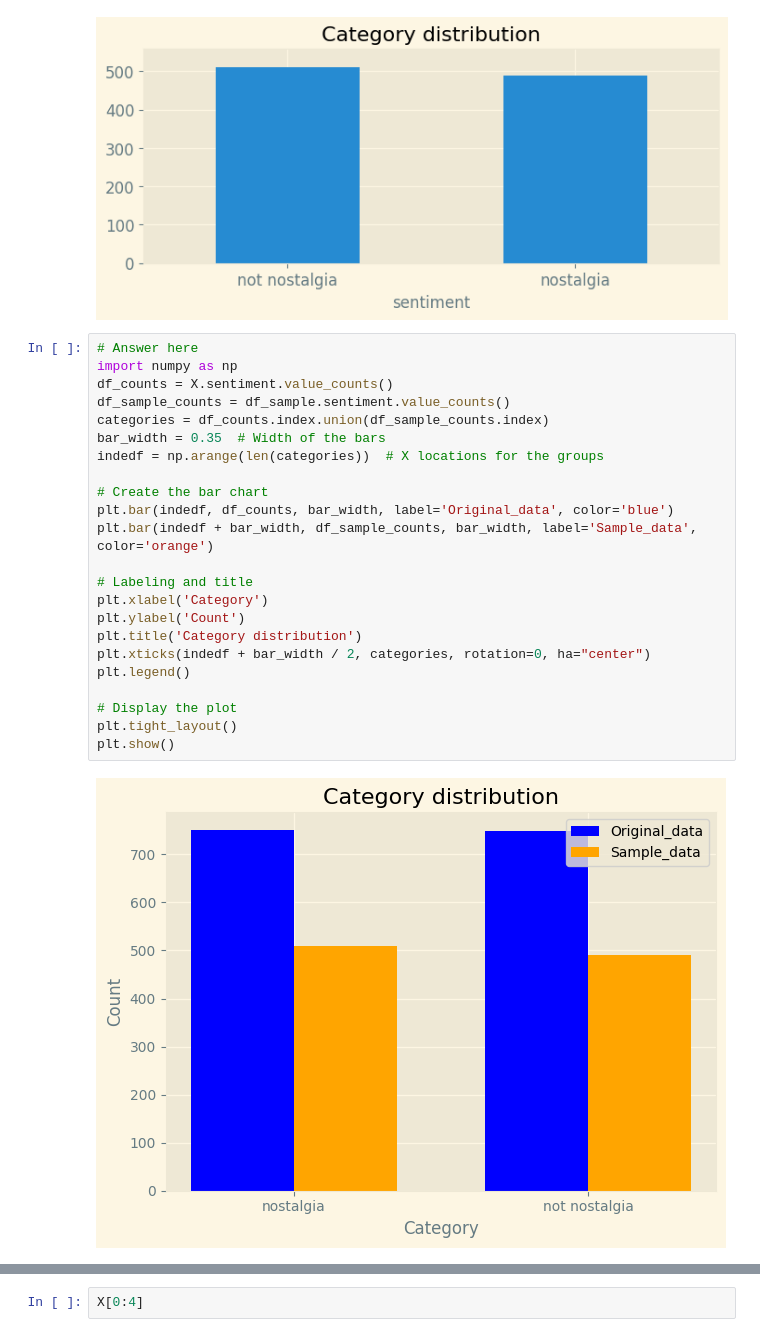
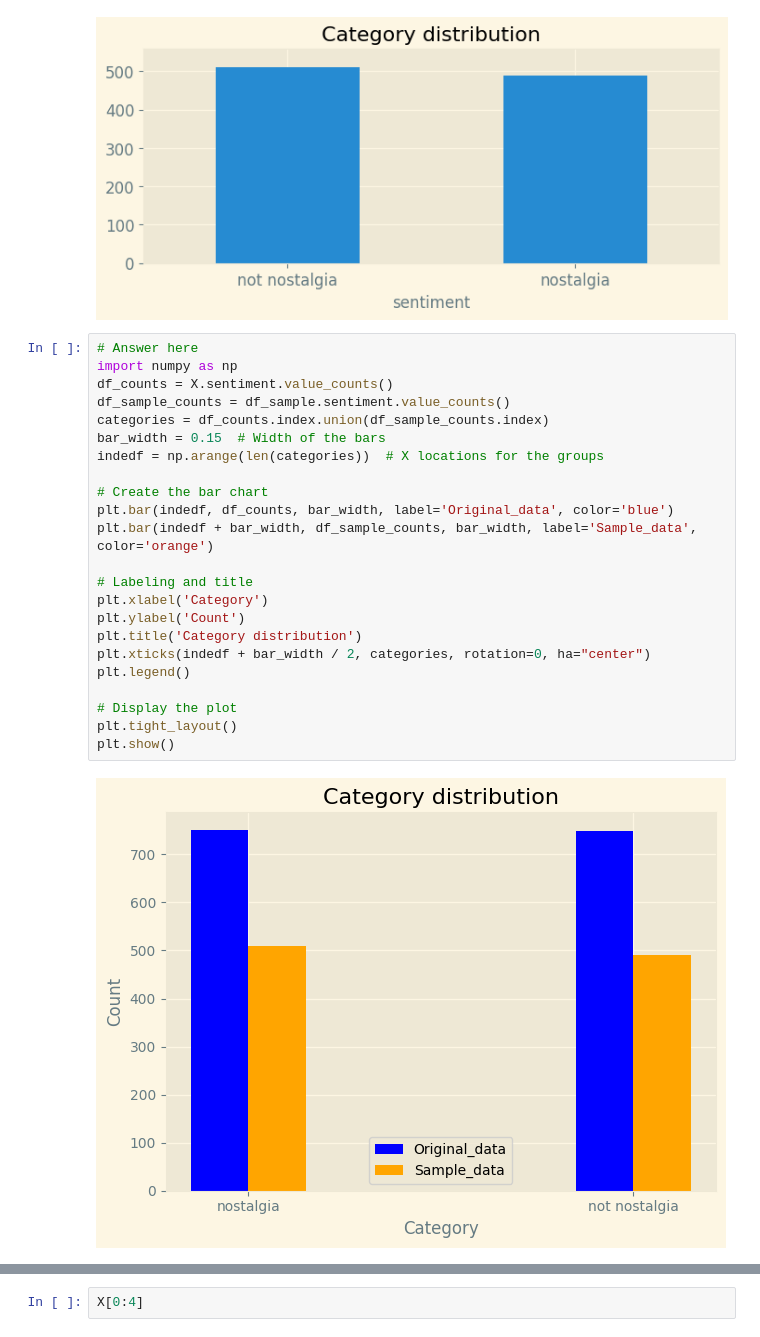
Before and after one commit to alan0502/DMLab1, a Jupyter notebook: DM2024-Lab1-Master/Secondpart.ipynb, the cells around one changed output, grey strips where cells are left out. Drawn from its saved outputs; the diff is of its cells as text.

```diff
--- a/DM2024-Lab1-Master/Secondpart.ipynb
+++ b/DM2024-Lab1-Master/Secondpart.ipynb
@@ -369,26 +377,26 @@ df_sample.sentiment.value_counts().plot(kind = 'bar',
 # %%
 # Answer here
 import numpy as np
 df_counts = X.sentiment.value_counts()
 df_sample_counts = df_sample.sentiment.value_counts()
 categories = df_counts.index.union(df_sample_counts.index)
-bar_width = 0.35  # Width of the bars
+bar_width = 0.15  # Width of the bars
 indedf = np.arange(len(categories))  # X locations for the groups
 
 # Create the bar chart
 plt.bar(indedf, df_counts, bar_width, label='Original_data', color='blue')
 plt.bar(indedf + bar_width, df_sample_counts, bar_width, label='Sample_data', color='orange')
 
 # Labeling and title
 plt.xlabel('Category')
 plt.ylabel('Count')
 plt.title('Category distribution')
 plt.xticks(indedf + bar_width / 2, categories, rotation=0, ha="center")
 plt.legend()
 
 # Display the plot
 plt.tight_layout()
 plt.show()
 # %% [output]
-[figure, old version]
+[figure, new version]
 # %%
```
Also changed, not shown: parts of 29 cells of this notebook, 5 other files.
